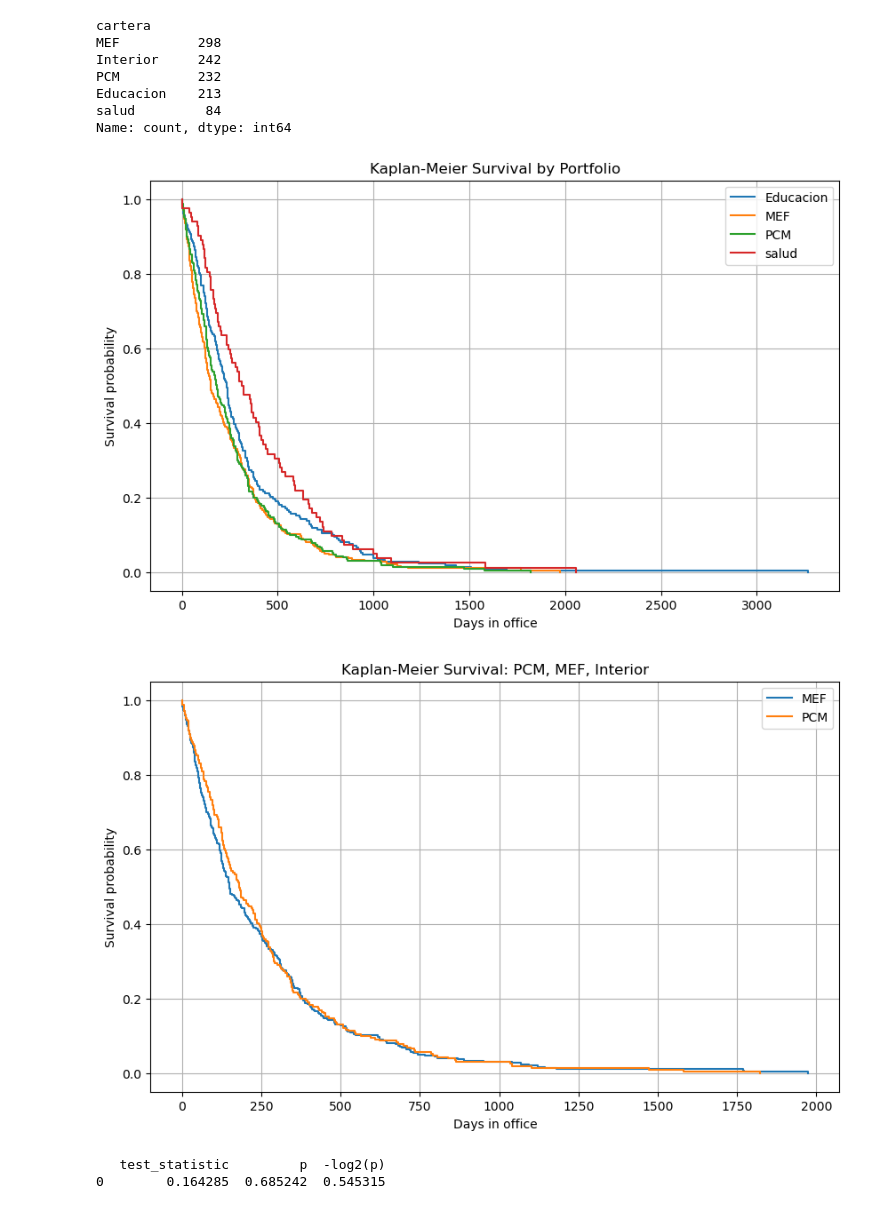
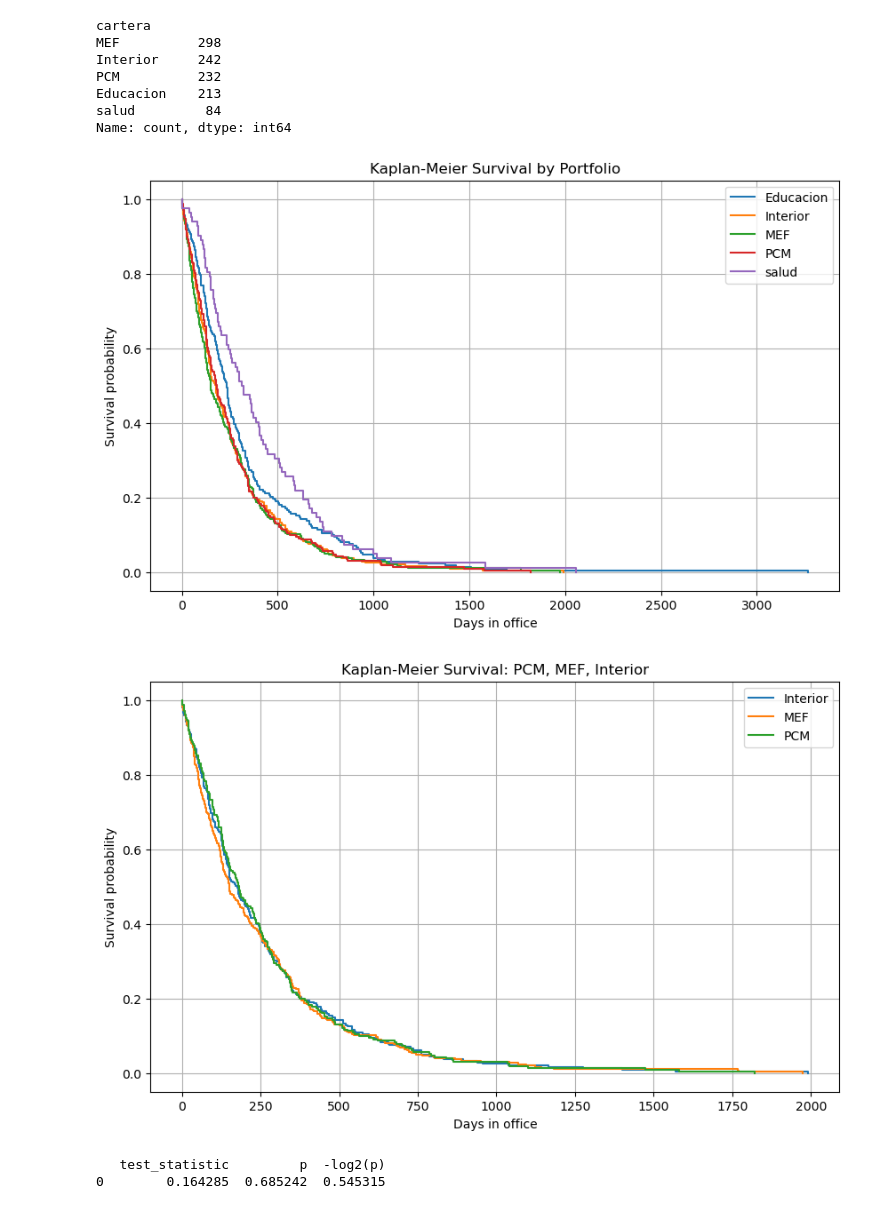
Before and after one commit to PULSO-PUCP/pcm_history, a Jupyter notebook: basic_kaplan_all.ipynb, the cells around one changed output. Saved outputs shown, nothing was run; the diff lists cells and outputs as text; code cells hidden in the pictures.

```diff
--- a/basic_kaplan_all.ipynb
+++ b/basic_kaplan_all.ipynb
@@ -66,39 +66,39 @@ import matplotlib.pyplot as plt
 from lifelines import KaplanMeierFitter
 from lifelines.statistics import multivariate_logrank_test
 
-df = pd.read_csv("sectores.csv")
+df = sectores.copy()
 
 df["fecha_start"] = pd.to_datetime(df["fecha_start"])
 df["fecha_end"] = pd.to_datetime(df["fecha_end"])
 
 df["duration"] = (df["fecha_end"] - df["fecha_start"]).dt.days
 df["event"] = 1
 
 df = df.dropna(subset=["duration", "cartera"])
 df = df[df["duration"] >= 0]
 
 kmf = KaplanMeierFitter()
 
 plt.figure(figsize=(10, 6))
 
 for cartera in sorted(df["cartera"].unique()):
     temp = df[df["cartera"] == cartera]
 
     kmf.fit(
         durations=temp["duration"],
         event_observed=temp["event"],
         label=cartera
     )
 
     kmf.plot_survival_function(ci_show=False)
 
 plt.title("Kaplan-Meier Survival by Portfolio")
 plt.xlabel("Days in office")
 plt.ylabel("Survival probability")
 plt.grid(True)
 plt.show()
 # %% [output]
-[figure, old version]
+[figure, new version]
 # %%
 focus = df[df["cartera"].isin(["PCM", "MEF", "Interior"])]
 
@@ -121,7 +121,7 @@ plt.ylabel("Survival probability")
 plt.grid(True)
 plt.show()
 # %% [output]
-[figure, old version]
+[figure, new version]
 # %%
 test = multivariate_logrank_test(
     focus["duration"],
```
Also changed, not shown: parts of 1 cell of this notebook.
